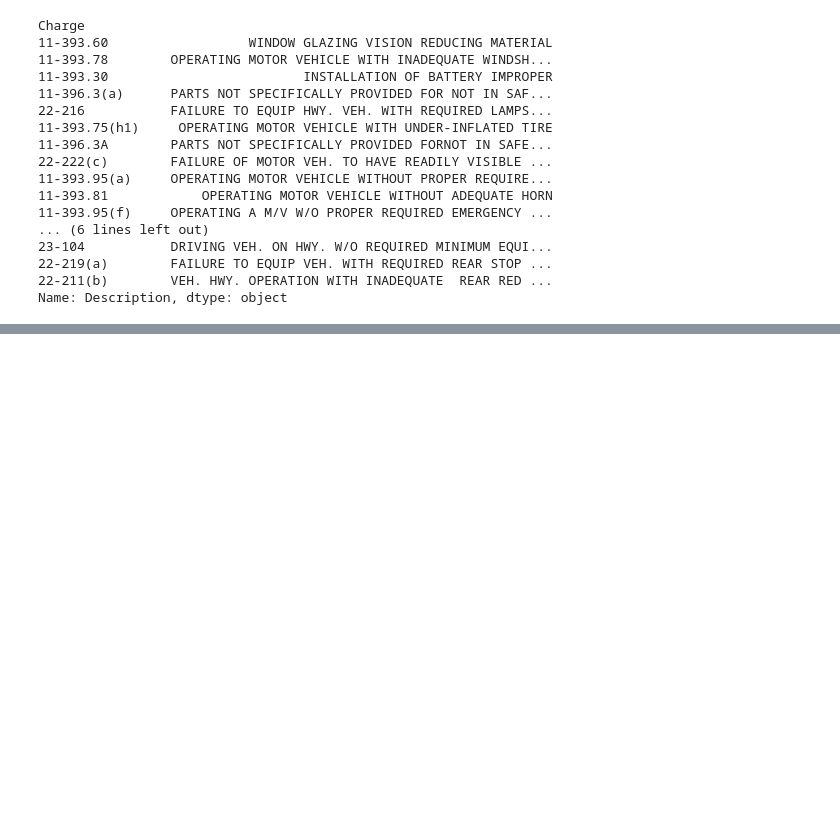
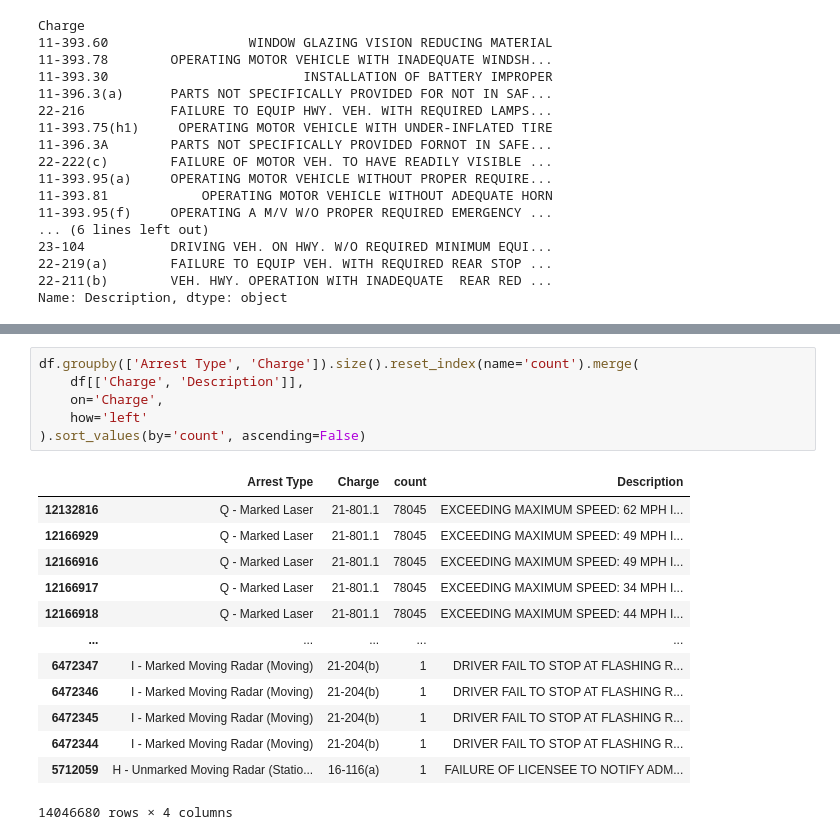
Before and after one commit to jeremiahliao/traffic-citation-predictor, a Jupyter notebook: jeremiah_scratchwork.ipynb, the cells around one changed output, grey strips where cells are left out. Cells and saved outputs as stored; diff of their text form; blank space fills up the shorter version.

```diff
--- a/jeremiah_scratchwork.ipynb
+++ b/jeremiah_scratchwork.ipynb
@@ -312,0 +432,20 @@ Name: Description, dtype: object
+# %%
+df.groupby(['Arrest Type', 'Charge']).size().reset_index(name='count').merge(
+    df[['Charge', 'Description']],
+    on='Charge',
+    how='left'
+).sort_values(by='count', ascending=False)
+# %% [output]
+|  | Arrest Type | Charge | count | Description |
+| 12132816 | Q - Marked Laser | 21-801.1 | 78045 | EXCEEDING MAXIMUM SPEED: 62 MPH I... |
+| 12166929 | Q - Marked Laser | 21-801.1 | 78045 | EXCEEDING MAXIMUM SPEED: 49 MPH I... |
+| 12166916 | Q - Marked Laser | 21-801.1 | 78045 | EXCEEDING MAXIMUM SPEED: 49 MPH I... |
+| 12166917 | Q - Marked Laser | 21-801.1 | 78045 | EXCEEDING MAXIMUM SPEED: 34 MPH I... |
+| 12166918 | Q - Marked Laser | 21-801.1 | 78045 | EXCEEDING MAXIMUM SPEED: 44 MPH I... |
+| ... | ... | ... | ... | ... |
+| 6472347 | I - Marked Moving Radar (Moving) | 21-204(b) | 1 | DRIVER FAIL TO STOP AT FLASHING R... |
+| 6472346 | I - Marked Moving Radar (Moving) | 21-204(b) | 1 | DRIVER FAIL TO STOP AT FLASHING R... |
+| 6472345 | I - Marked Moving Radar (Moving) | 21-204(b) | 1 | DRIVER FAIL TO STOP AT FLASHING R... |
+| 6472344 | I - Marked Moving Radar (Moving) | 21-204(b) | 1 | DRIVER FAIL TO STOP AT FLASHING R... |
+| 5712059 | H - Unmarked Moving Radar (Statio... | 16-116(a) | 1 | FAILURE OF LICENSEE TO NOTIFY ADM... |
+14046680 rows × 4 columns
```
Also changed, not shown: parts of 14 cells of this notebook, 7 other files.
